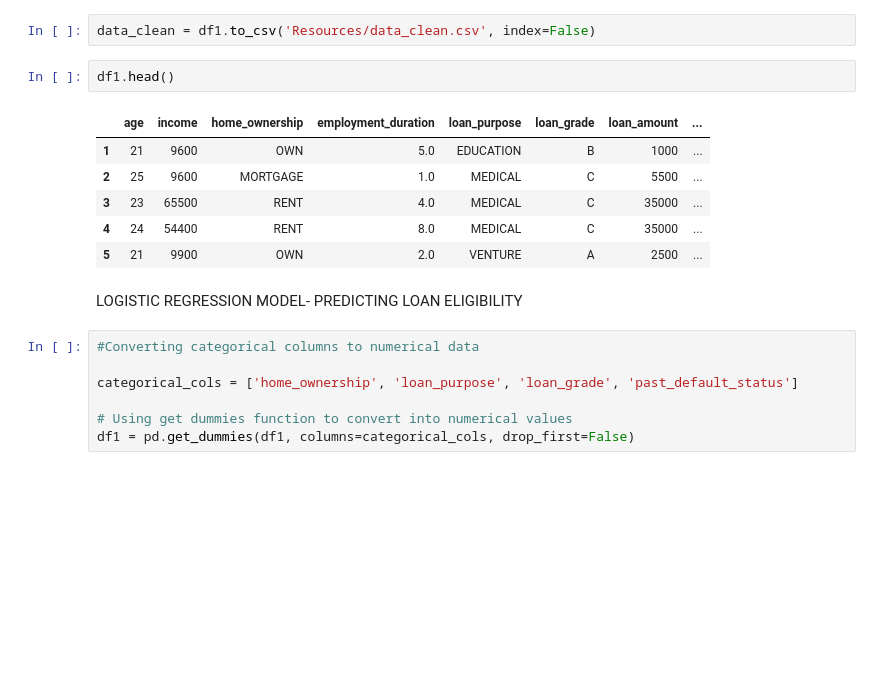
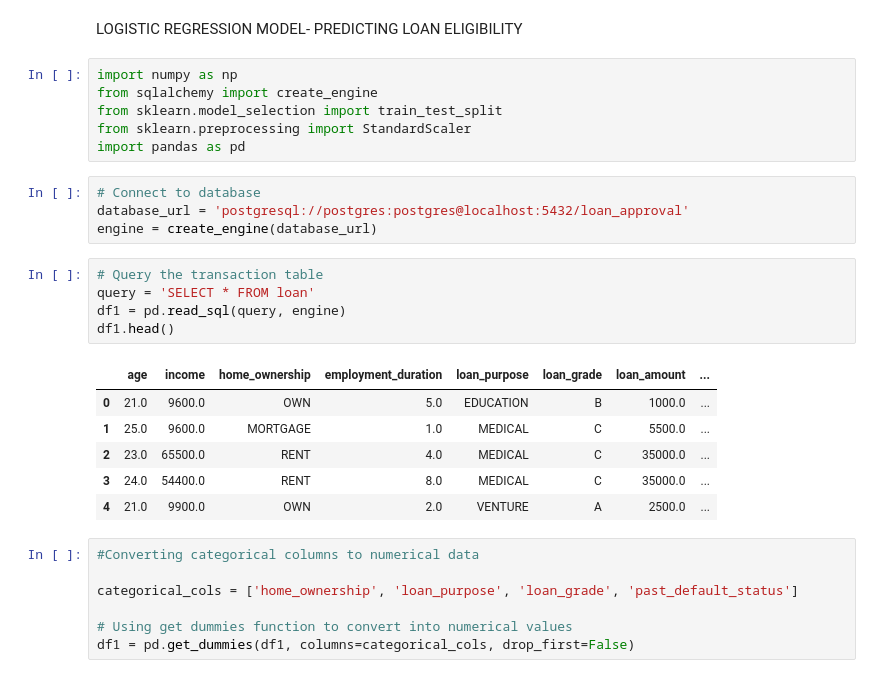
Before and after one commit to ruprekhab/Loan-Eligibility, a Jupyter notebook: models_jupyter_notebook/LinearRegression_logisticRegression.ipynb, the cells around one changed output. Saved outputs shown, nothing was run; the diff lists cells and outputs as text; blank space fills up the shorter version.

```diff
--- a/models_jupyter_notebook/LinearRegression_logisticRegression.ipynb
+++ b/models_jupyter_notebook/LinearRegression_logisticRegression.ipynb
@@ -159,16 +1,27 @@ df1.describe()
-# %%
-data_clean = df1.to_csv('Resources/data_clean.csv', index=False)
-# %%
-df1.head()
-# %% [output]
-|  | age | income | home_ownership | employment_duration | loan_purpose | loan_grade | loan_amount | ... |
-| 1 | 21 | 9600 | OWN | 5.0 | EDUCATION | B | 1000 | ... |
-| 2 | 25 | 9600 | MORTGAGE | 1.0 | MEDICAL | C | 5500 | ... |
-| 3 | 23 | 65500 | RENT | 4.0 | MEDICAL | C | 35000 | ... |
-| 4 | 24 | 54400 | RENT | 8.0 | MEDICAL | C | 35000 | ... |
-| 5 | 21 | 9900 | OWN | 2.0 | VENTURE | A | 2500 | ... |
 # %% [markdown]
 LOGISTIC REGRESSION MODEL- PREDICTING LOAN ELIGIBILITY
+# %%
+import numpy as np
+from sqlalchemy import create_engine
+from sklearn.model_selection import train_test_split
+from sklearn.preprocessing import StandardScaler
+import pandas as pd
+# %%
+# Connect to database
+database_url = 'postgresql://postgres:postgres@localhost:5432/loan_approval'
+engine = create_engine(database_url)
+# %%
+# Query the transaction table
+query = 'SELECT * FROM loan'
+df1 = pd.read_sql(query, engine)
+df1.head()
+# %% [output]
+|  | age | income | home_ownership | employment_duration | loan_purpose | loan_grade | loan_amount | ... |
+| 0 | 21.0 | 9600.0 | OWN | 5.0 | EDUCATION | B | 1000.0 | ... |
+| 1 | 25.0 | 9600.0 | MORTGAGE | 1.0 | MEDICAL | C | 5500.0 | ... |
+| 2 | 23.0 | 65500.0 | RENT | 4.0 | MEDICAL | C | 35000.0 | ... |
+| 3 | 24.0 | 54400.0 | RENT | 8.0 | MEDICAL | C | 35000.0 | ... |
+| 4 | 21.0 | 9900.0 | OWN | 2.0 | VENTURE | A | 2500.0 | ... |
 # %%
 #Converting categorical columns to numerical data
 
```
Also changed, not shown: parts of 21 cells of this notebook, 2 other files.
